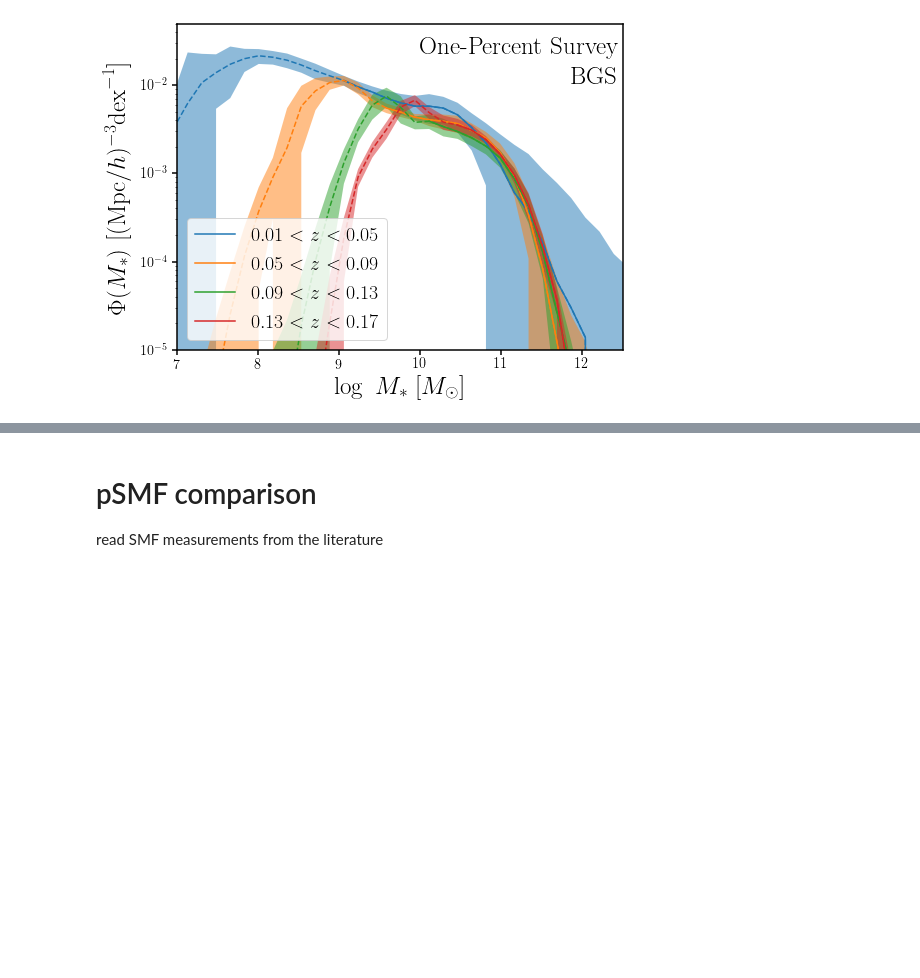
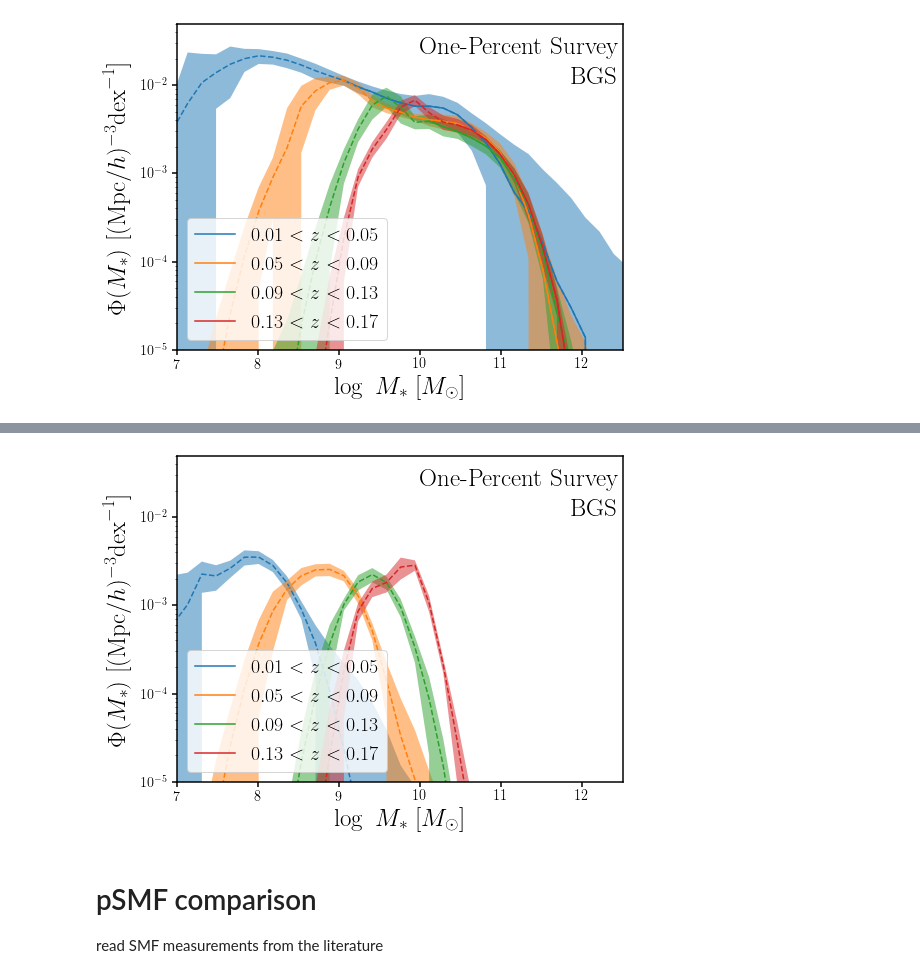
Before and after one commit to changhoonhahn/gapos, a Jupyter notebook: papers/edr/nb/psmf.ipynb, the cells around one changed output, grey strips where cells are left out. Cells and saved outputs as stored; diff of their text form; code cells hidden in the pictures; blank space fills up the shorter version.

```diff
--- a/papers/edr/nb/psmf.ipynb
+++ b/papers/edr/nb/psmf.ipynb
@@ -87,3 +118,29 @@ fig.savefig('../figs/psmf_bgs_any_zevo.pdf', bbox_inches='tight')
+# %%
+fig = plt.figure(figsize=(8,6))
+sub = fig.add_subplot(111)
+for i, zmin, zmax in zip(range(4), zmins, zmaxs):
+
+    sub.plot(psmfs_faint[i][:,0], psmfs_faint[i][:,1], color='C%i' % i, ls='--')
+    sub.fill_between(psmfs_faint[i][:,0],
+                     psmfs_faint[i][:,1] - psmfs_faint[i][:,2],
+                     psmfs_faint[i][:,1] + psmfs_faint[i][:,2],
+                     color='C%i' % i, edgecolor='none', alpha=0.5)
+    sub.plot([], [], c='C%i' % i, label='$%.2f < z < %.2f$' % (zmin, zmax))
+
+    #sub.step(be[:-1], h, where='pre', color='C%i' % i, linestyle='--')
+    #sub.step(be[:-1][be[:-1] > mlim[2*i+1]], h[be[:-1] > mlim[2*i+1]], where='pre', color='C%i' % i, linestyle='-')
+
+sub.legend(loc='lower left', fontsize=20, markerscale=5, frameon=True)
+sub.set_xlabel(r'$\log~M_*$  [$M_\odot$]', fontsize=25)
+sub.set_xlim(7., 12.5)
+sub.set_ylabel(r'$\Phi(M_*)$   [$({\rm Mpc}/h)^{-3}{\rm dex}^{-1}$]', labelpad=10, fontsize=25)
+sub.set_yscale('log')
+sub.set_ylim(1e-5, 5e-2)
+sub.text(0.99, 0.96, 'One-Percent Survey', ha='right', va='top', fontsize=25, transform=sub.transAxes)
+sub.text(0.99, 0.87, 'BGS', ha='right', va='top', fontsize=25, transform=sub.transAxes)
+fig.savefig('../figs/psmf_bgs_faint_zevo.pdf', bbox_inches='tight')
+# %% [output]
+[figure, added]
 # %% [markdown]
 # pSMF comparison
 read SMF measurements from the literature
```
Also changed, not shown: parts of 2 cells of this notebook, 6 other files.
